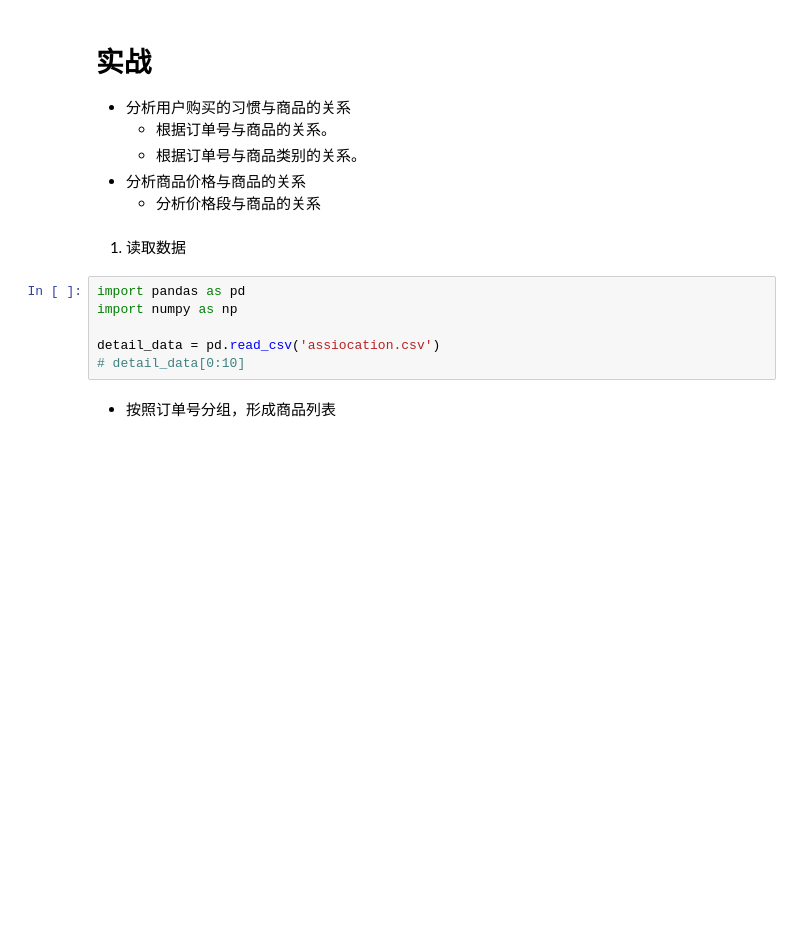
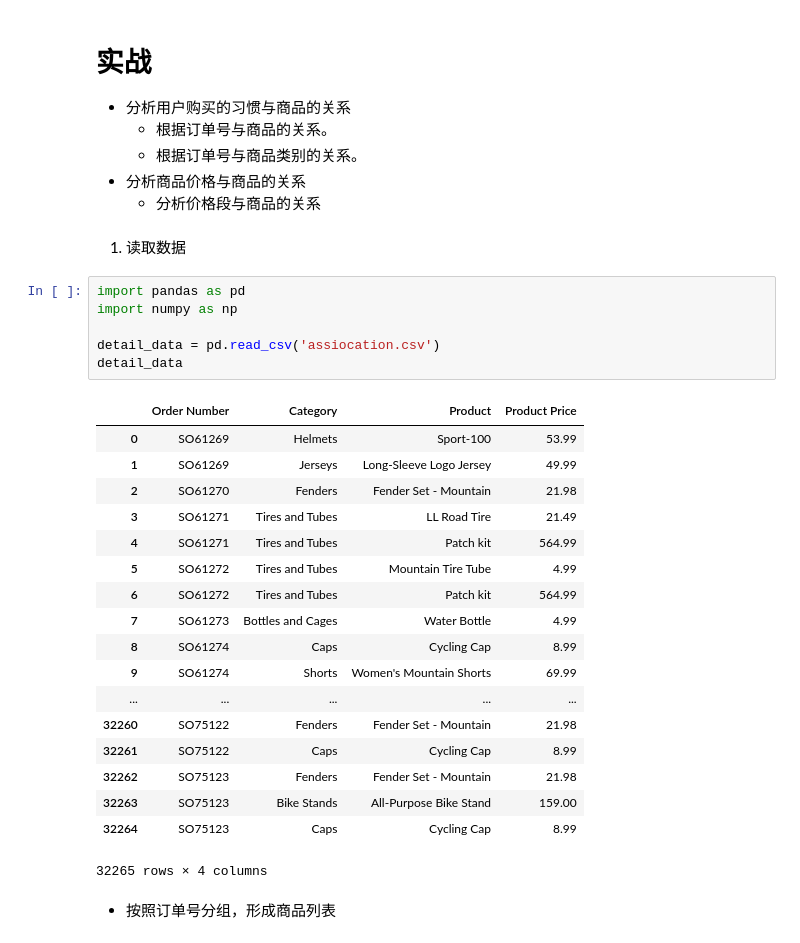
Before and after one commit to QiangAI/ClassCodes, a Jupyter notebook: day28/Apriori关联规则分析算法.ipynb, the cells around one changed output. Saved outputs shown, nothing was run; the diff lists cells and outputs as text; blank space fills up the shorter version.

```diff
--- a/day28/Apriori关联规则分析算法.ipynb
+++ b/day28/Apriori关联规则分析算法.ipynb
@@ -614,9 +616,28 @@ get_all_rule(list_often, 0.7)
 # %%
 import pandas as pd
 import numpy as np
 
 detail_data = pd.read_csv('assiocation.csv')
-# detail_data[0:10]
+detail_data
+# %% [output]
+|  | Order Number | Category | Product | Product Price |
+| 0 | SO61269 | Helmets | Sport-100 | 53.99 |
+| 1 | SO61269 | Jerseys | Long-Sleeve Logo Jersey | 49.99 |
+| 2 | SO61270 | Fenders | Fender Set - Mountain | 21.98 |
+| 3 | SO61271 | Tires and Tubes | LL Road Tire | 21.49 |
+| 4 | SO61271 | Tires and Tubes | Patch kit | 564.99 |
+| 5 | SO61272 | Tires and Tubes | Mountain Tire Tube | 4.99 |
+| 6 | SO61272 | Tires and Tubes | Patch kit | 564.99 |
+| 7 | SO61273 | Bottles and Cages | Water Bottle | 4.99 |
+| 8 | SO61274 | Caps | Cycling Cap | 8.99 |
+| 9 | SO61274 | Shorts | Women's Mountain Shorts | 69.99 |
+| ... | ... | ... | ... | ... |
+| 32260 | SO75122 | Fenders | Fender Set - Mountain | 21.98 |
+| 32261 | SO75122 | Caps | Cycling Cap | 8.99 |
+| 32262 | SO75123 | Fenders | Fender Set - Mountain | 21.98 |
+| 32263 | SO75123 | Bike Stands | All-Purpose Bike Stand | 159.00 |
+| 32264 | SO75123 | Caps | Cycling Cap | 8.99 |
+32265 rows × 4 columns
 # %% [markdown]
 - 按照订单号分组，形成商品列表
 # %%
```
Also changed, not shown: parts of 9 cells of this notebook, 1 other file.
